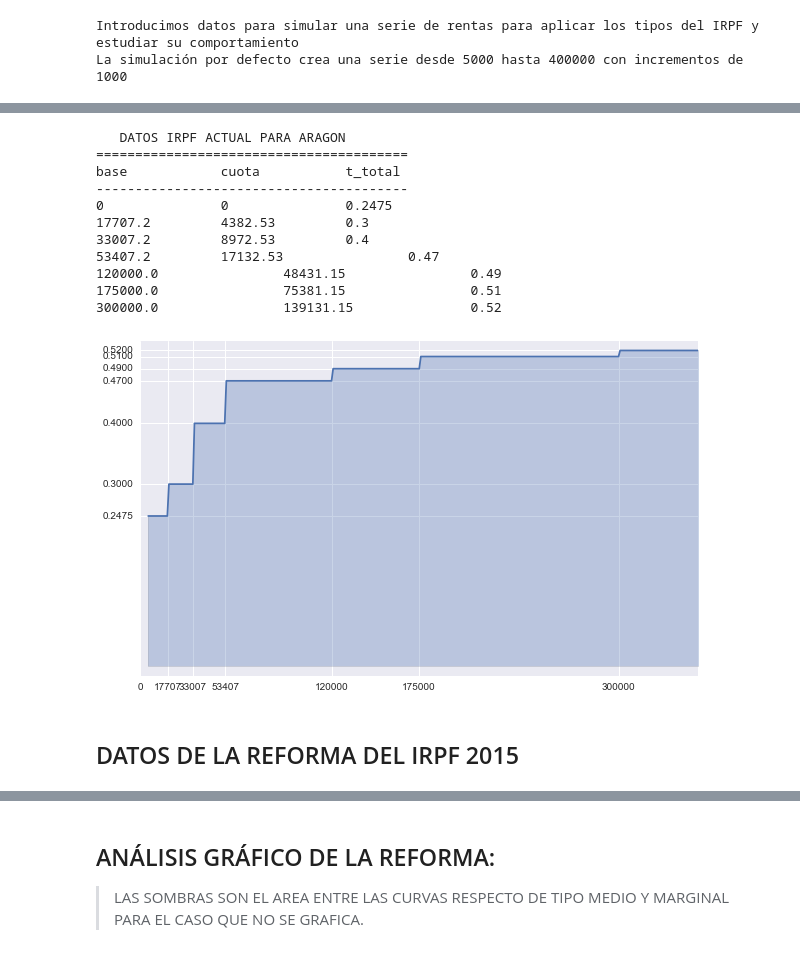
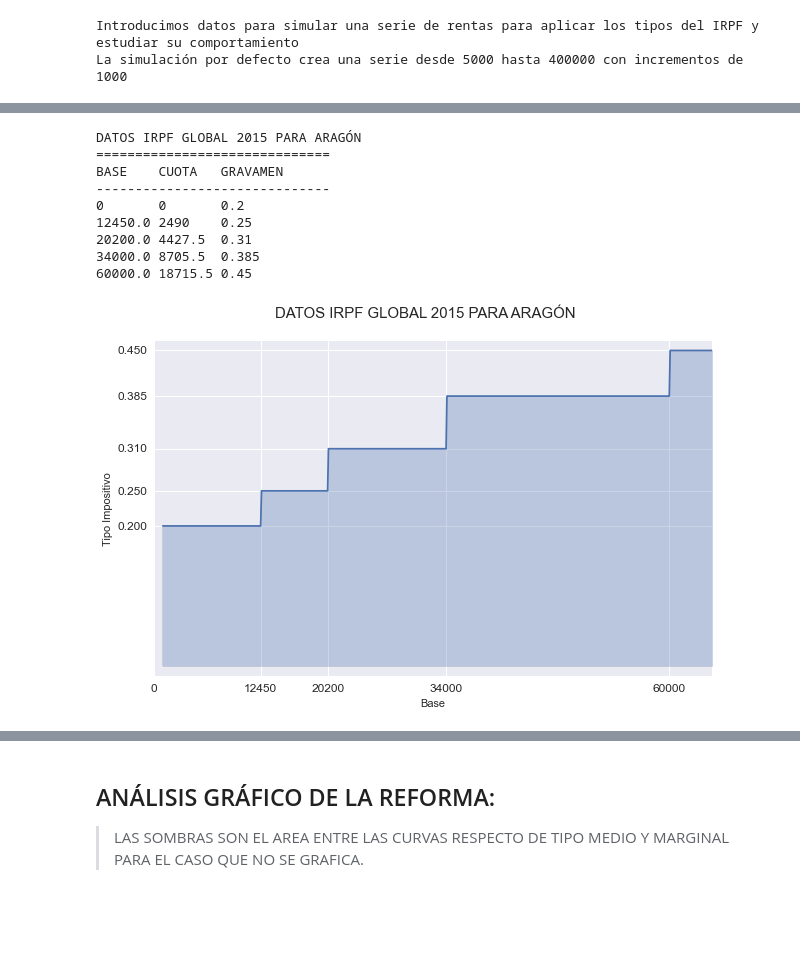
Before and after one commit to mmngreco/prog_local_irpf, a Jupyter notebook: an_prog_fiscal.ipynb, the cells around one changed output, grey strips where cells are left out. Drawn from its saved outputs; the diff is of its cells as text; code cells hidden in the pictures; blank space fills up the shorter version.

```diff
--- a/an_prog_fiscal.ipynb
+++ b/an_prog_fiscal.ipynb
@@ -68,7 +64,7 @@ try:
     else:
         base_sim = range(5000, 400000, 1000)
 except (RuntimeError, TypeError, NameError):
-    base_sim = range(5000, 400000, 1000)
+    base_sim = np.arange(1000, 400000, 100)
 
 # DECLARAMOS LAS INCOGNITAS:
 
@@ -167,41 +220,40 @@ BASE    CUOTA   t'      t*
 # %%
 # ---------------------------------------------------------------------------------
 # VISUALIZAR DATOS REFORMA 2015
 # ---------------------------------------------------------------------------------
-def ver_datos_ac():
+def ver_datos_2015():
 
-	print "   DATOS IRPF ACTUAL PARA ARAGON"
-	print "=" * 40
-	print "base\t\tcuota\t\tt_total"
-	print "-" * 40
-	for i in range(len(base_actual)):
-	    print "%s\t\t%s\t\t%s" % (base_actual[i], cuota_actual[i], t_actual[i])
+	print u"DATOS IRPF GLOBAL 2015 PARA ARAGÓN"
+	print "=" * len("DATOS IRPF EN 2015 PARA ARAGON")
+	print "BASE\tCUOTA\tGRAVAMEN"
+	print "-" * len("DATOS IRPF EN 2015 PARA ARAGON")
+	for i in range(len(base_2015)):
+	    print "%s\t%s\t%s" % (base_2015[i], cuota_2015[i], t_2015[i])
 	print ""
 
-ver_datos_ac()
+ver_datos_2015()
 
 plt.figure(figsize=(10,6), dpi=800)
-plt.plot(base_sim, t_mg_actual)
-plt.fill_between(base_sim, t_mg_actual, 0, alpha=0.3)
-plt.yticks(t_actual)
-plt.xticks(base_actual)
+plt.suptitle(u"DATOS IRPF GLOBAL 2015 PARA ARAGÓN", fontsize=15)
+plt.plot(base_sim, t_mg_2015)
+plt.fill_between(base_sim, t_mg_2015, 0, alpha=0.3)
+plt.yticks(t_2015, fontsize=12)
+plt.xticks(base_2015, fontsize=12)
+plt.xlim(0,65000)
+plt.xlabel("Base")
+plt.ylabel("Tipo Impositivo")
 plt.margins(0.03)
-plt.xlim(0,350000)
 
 
 plt.show()
 # %% [output]
-   DATOS IRPF ACTUAL PARA ARAGON
-========================================
-base            cuota           t_total
-----------------------------------------
-0               0               0.2475
-17707.2         4382.53         0.3
-33007.2         8972.53         0.4
-53407.2         17132.53                0.47
-120000.0                48431.15                0.49
-175000.0                75381.15                0.51
-300000.0                139131.15               0.52
+DATOS IRPF GLOBAL 2015 PARA ARAGÓN
+==============================
+BASE    CUOTA   GRAVAMEN
+------------------------------
+0       0       0.2
+12450.0 2490    0.25
+20200.0 4427.5  0.31
+34000.0 8705.5  0.385
+60000.0 18715.5 0.45
-[figure, old version]
+[figure, new version]
-# %% [markdown]
-## DATOS DE LA REFORMA DEL IRPF 2015
```
Also changed, not shown: parts of 36 cells of this notebook.
